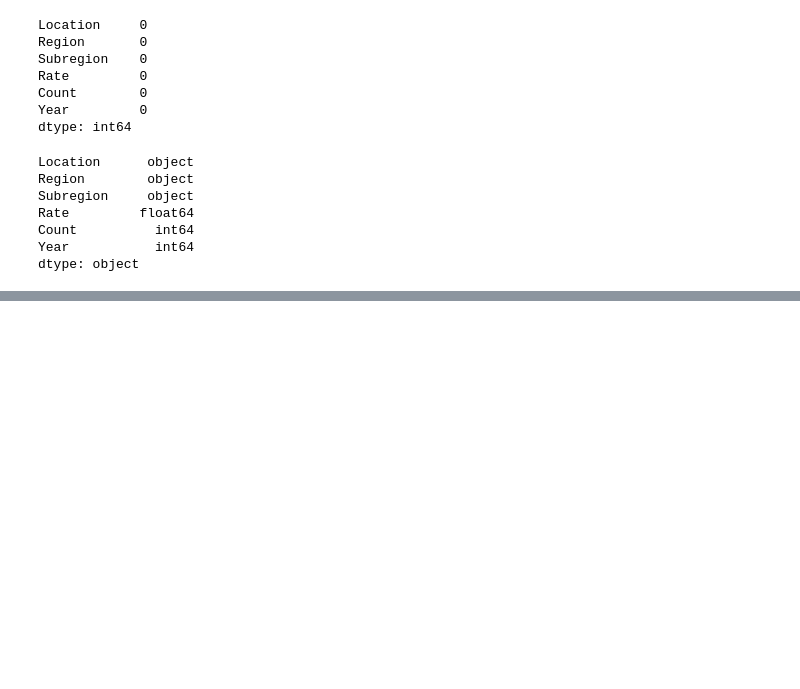
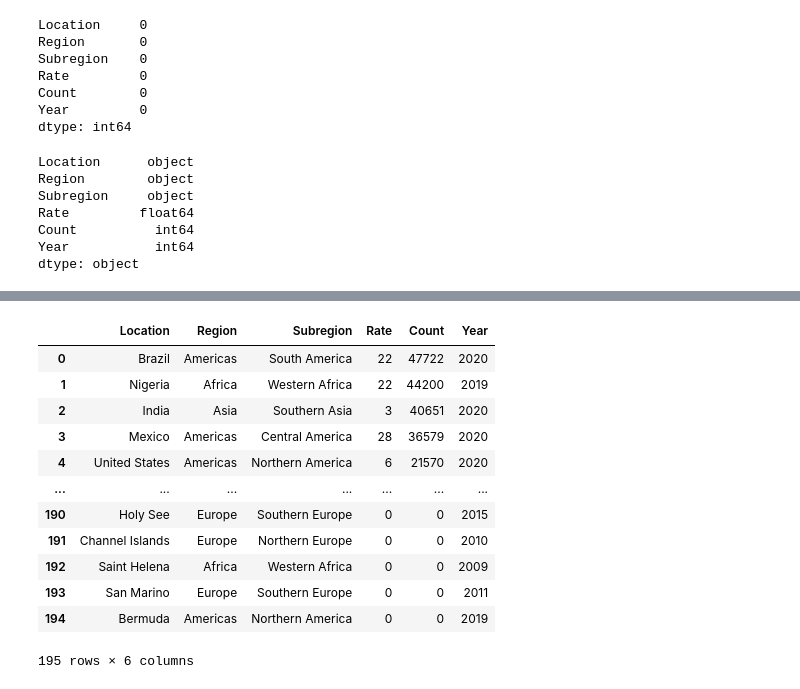
Before and after one commit to Calueto00/dados-homicidios, a Jupyter notebook: homicidios.ipynb, the cells around one changed output, grey strips where cells are left out. Drawn from its saved outputs; the diff is of its cells as text; code cells hidden in the pictures; blank space fills up the shorter version.

```diff
--- a/homicidios.ipynb
+++ b/homicidios.ipynb
@@ -60,0 +86,17 @@ dtype: object
+# %%
+df1 = df.sort_values('Count',ascending=False).reset_index(drop=True)
+df1
+# %% [output]
+|  | Location | Region | Subregion | Rate | Count | Year |
+| 0 | Brazil | Americas | South America | 22 | 47722 | 2020 |
+| 1 | Nigeria | Africa | Western Africa | 22 | 44200 | 2019 |
+| 2 | India | Asia | Southern Asia | 3 | 40651 | 2020 |
+| 3 | Mexico | Americas | Central America | 28 | 36579 | 2020 |
+| 4 | United States | Americas | Northern America | 6 | 21570 | 2020 |
+| ... | ... | ... | ... | ... | ... | ... |
+| 190 | Holy See | Europe | Southern Europe | 0 | 0 | 2015 |
+| 191 | Channel Islands | Europe | Northern Europe | 0 | 0 | 2010 |
+| 192 | Saint Helena | Africa | Western Africa | 0 | 0 | 2009 |
+| 193 | San Marino | Europe | Southern Europe | 0 | 0 | 2011 |
+| 194 | Bermuda | Americas | Northern America | 0 | 0 | 2019 |
+195 rows × 6 columns
```
Also changed, not shown: parts of 5 cells of this notebook.
